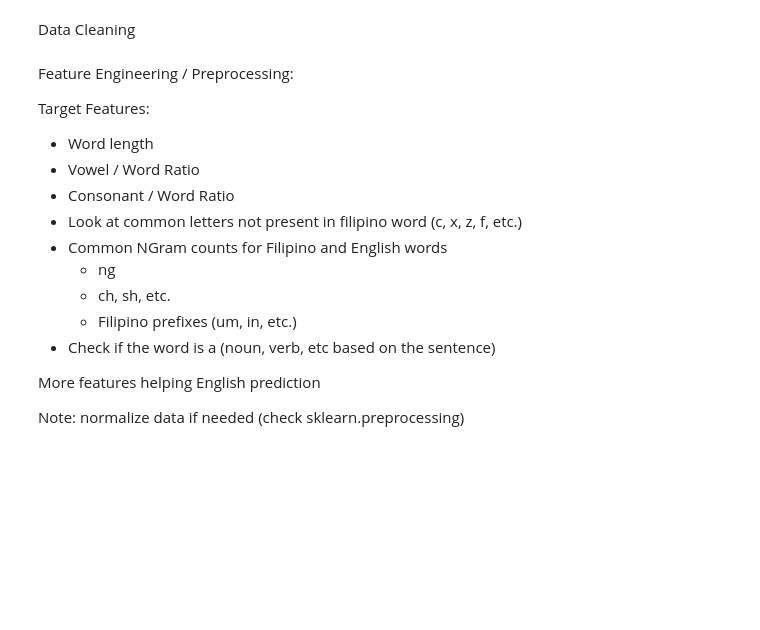
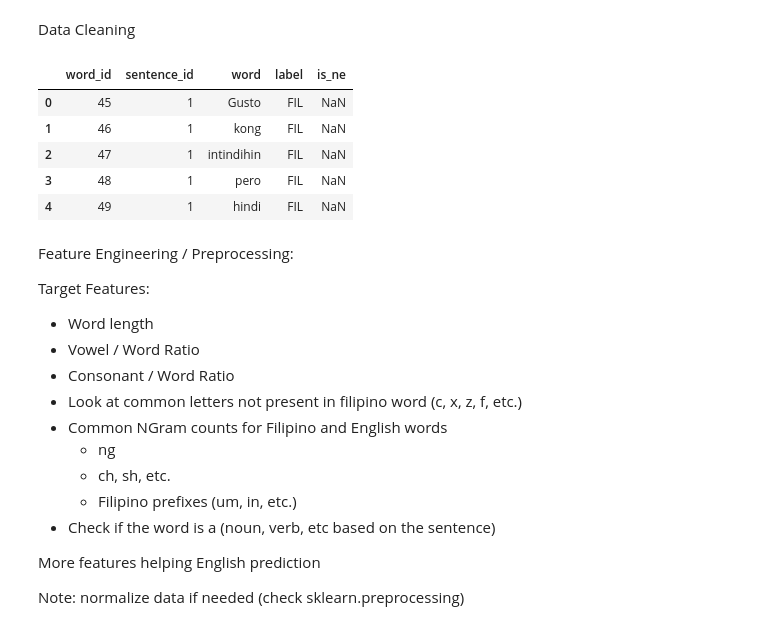
Before and after one commit to ejmasuncion/pinoy_bot, a Jupyter notebook: kaizen.ipynb, the cells around one changed output. Drawn from its saved outputs; the diff is of its cells as text; code cells hidden in the pictures; blank space fills up the shorter version.

```diff
--- a/kaizen.ipynb
+++ b/kaizen.ipynb
@@ -41,17 +41,28 @@ Data Cleaning
 # %%
 
 # print(len(df))
 def drop_null_words(df: pd.DataFrame) -> pd.DataFrame:
     df_cleaned = df.dropna(subset=['word'])
     df_cleaned = df_cleaned.reset_index(drop=True)
     return df_cleaned
 
 df = drop_null_words(df)
 
 # Dropping named entities
 df = df[df['is_ne'].isnull()]
 
+# Dropping mispelled column
+df = df.drop("is_spelling_correct", axis=1)
+
 # df['is_ne']
+df.head()
+# %% [output]
+|  | word_id | sentence_id | word | label | is_ne |
+| 0 | 45 | 1 | Gusto | FIL | NaN |
+| 1 | 46 | 1 | kong | FIL | NaN |
+| 2 | 47 | 1 | intindihin | FIL | NaN |
+| 3 | 48 | 1 | pero | FIL | NaN |
+| 4 | 49 | 1 | hindi | FIL | NaN |
 # %% [markdown]
 Feature Engineering / Preprocessing:
 
```
Also changed, not shown: parts of 8 cells of this notebook.
